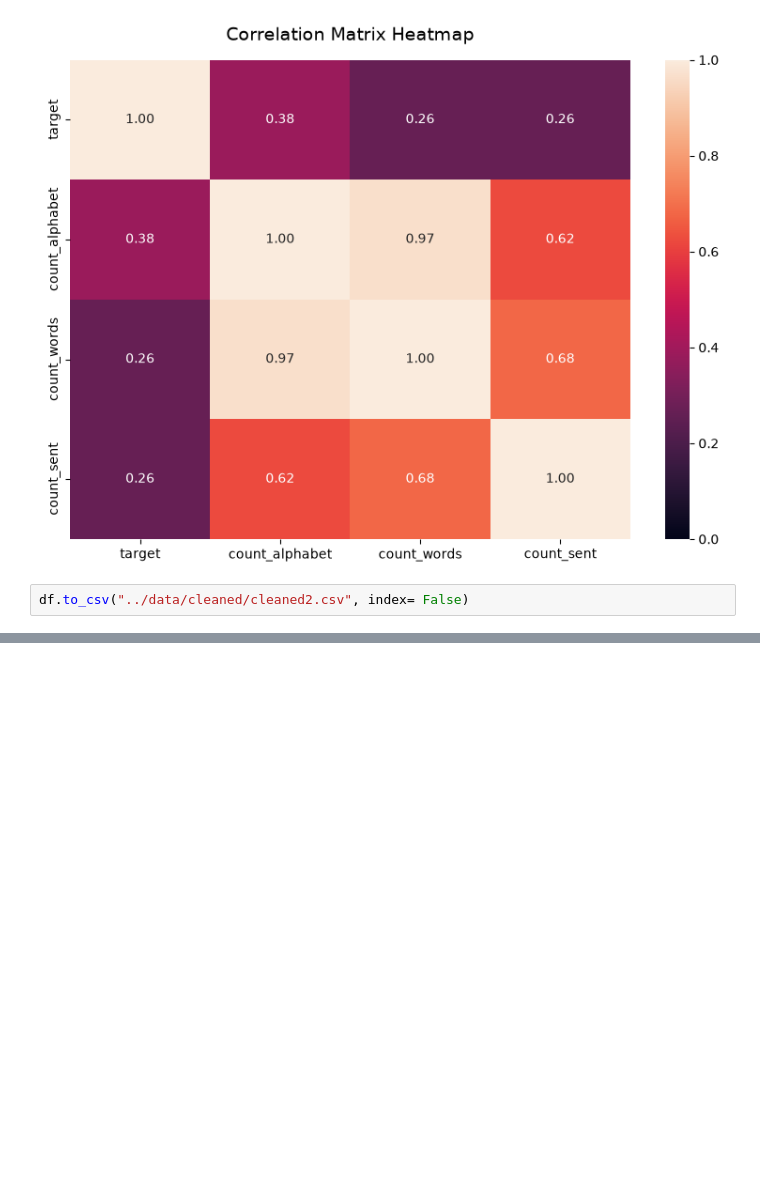
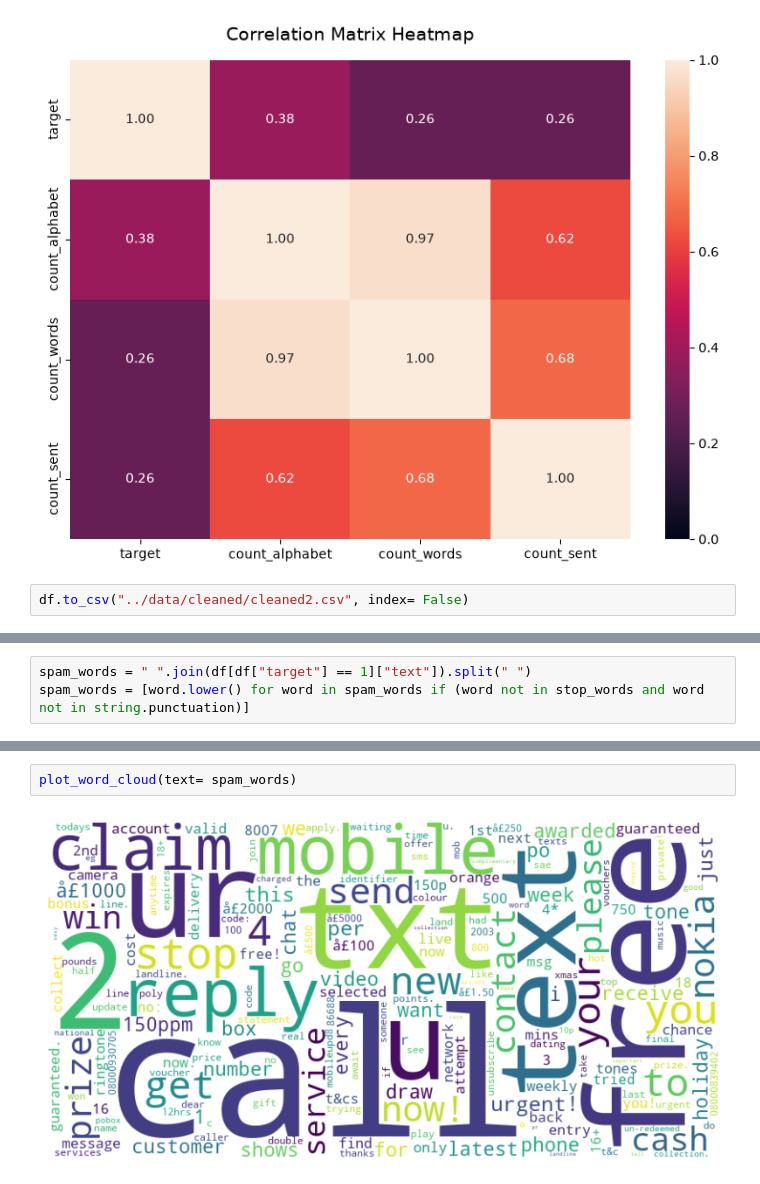
Before and after one commit to om4144/sms-classifier, a Jupyter notebook: notebooks/eda.ipynb, the cells around one changed output, grey strips where cells are left out. Drawn from its saved outputs; the diff is of its cells as text; blank space fills up the shorter version.

```diff
--- a/notebooks/eda.ipynb
+++ b/notebooks/eda.ipynb
@@ -169,0 +181,3 @@ df.to_csv("../data/cleaned/cleaned2.csv", index= False)
+# %%
+spam_words = " ".join(df[df["target"] == 1]["text"]).split(" ")
+spam_words = [word.lower() for word in spam_words if (word not in stop_words and word not in string.punctuation)]
@@ -169,0 +245,4 @@ df.to_csv("../data/cleaned/cleaned2.csv", index= False)
+# %%
+plot_word_cloud(text= spam_words)
+# %% [output]
+[figure, added]
```
Also changed, not shown: parts of 7 cells of this notebook.
